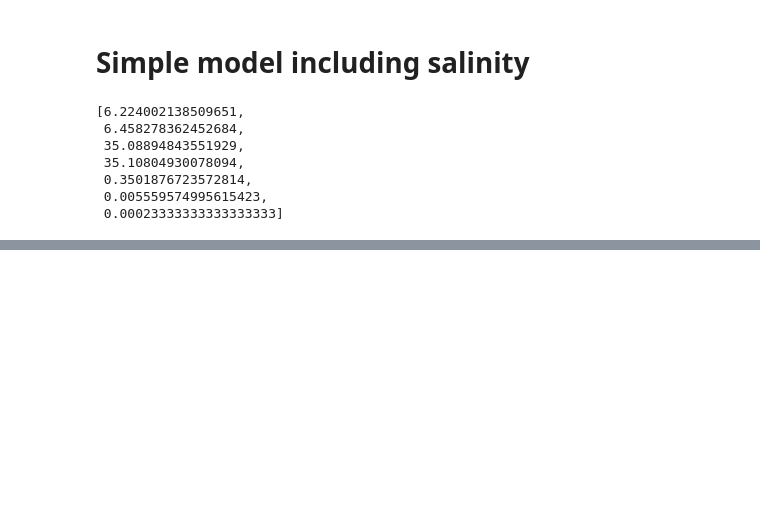
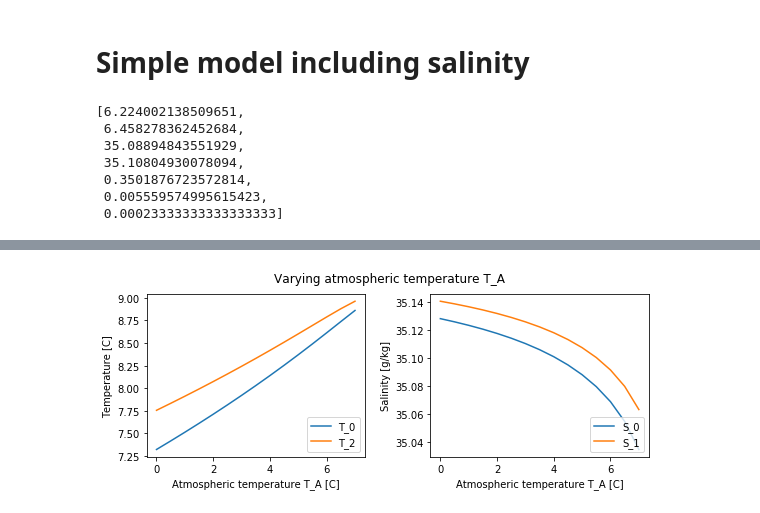
Before and after one commit to Emma0112/MarginalSeaModel, a Jupyter notebook: SimpleCodeinclSalinity.ipynb, the cells around one changed output, grey strips where cells are left out. Drawn from its saved outputs; the diff is of its cells as text; code cells hidden in the pictures; blank space fills up the shorter version.

```diff
--- a/SimpleCodeinclSalinity.ipynb
+++ b/SimpleCodeinclSalinity.ipynb
@@ -68,0 +107,39 @@ def main(x): # function with seven unkowns:  T_0,  T_2,  S_0,  S_2,  V_1, T_eddy
+# %%
+T_A_array = [0,0.5,1,1.5,2,2.5,3,3.5,4,4.5,5,5.5,6,6.5,7]
+T_0 = np.zeros(len(T_A_array))
+T_2 = np.zeros(len(T_A_array))
+S_0 = np.zeros(len(T_A_array))
+S_2 = np.zeros(len(T_A_array))
+
+for i in range(len(T_A_array)):
+    T_A=T_A_array[i]
+    def main(x): # function with seven unkowns:  T_0,  T_2,  S_0,  S_2,  V_1, T_eddy, S_eddy
+             #                              x[0], x[1], x[2], x[3], x[4],   x[5],   x[6]
+        return [P*H*x[5]-A*Gamma*(x[0]-T_A)/(ro_0*C_p),
+                P*H*x[6]+A*E*S,
+                (T_1-x[1])*x[4]*H*L-(x[0] - T_A + (P*L/A)*(T_1-T_A))*A*Gamma/(ro_0*C_p),
+                (S_1-x[3])*x[4]*H*L+E*A*S+P*L*E*S,
+                g*H/(2*ro_0*f_0*L)*(alpha_T*(T_1-x[0])-alpha_S*(S_1-x[2]))-x[4],
+                c*x[4]*(T_1-x[0])-x[5],
+                c*x[4]*(S_1-x[2])-x[6]]
+    [T_0[i],T_2[i],S_0[i],S_2[i],V_1,T_eddy,S_eddy] = fsolve(main, [1,1,1,1,1,1,1])
+
+plt.figure(figsize=(9, 3))
+
+plt.subplot(121)
+plt.plot(T_A_array, T_0, label='T_0')
+plt.plot(T_A_array, T_2, label='T_2')
+plt.xlabel('Atmospheric temperature T_A [C]') # label along x-axes
+plt.ylabel('Temperature [C]') # label along x-axes
+plt.legend(loc='lower right')
+plt.subplot(122)
+plt.plot(T_A_array, S_0, label='S_0')
+plt.plot(T_A_array, S_2, label='S_1')
+plt.xlabel('Atmospheric temperature T_A [C]') # label along x-axes
+plt.ylabel('Salinity [g/kg]') # label along x-axes
+plt.legend(loc='lower right')
+plt.suptitle('Varying atmospheric temperature T_A')
+plt.subplots_adjust(left=None, bottom=None, right=None, top=None, wspace=0.3, hspace=None)
+plt.show()
+# %% [output]
+[figure, added]
```
Also changed, not shown: parts of 8 cells of this notebook.
